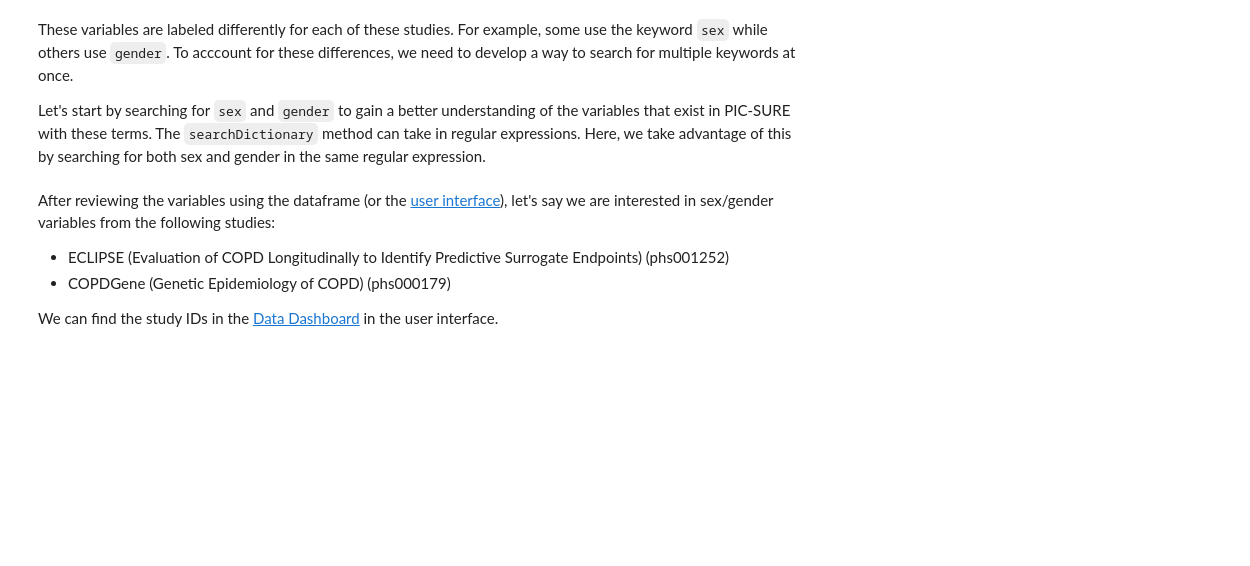
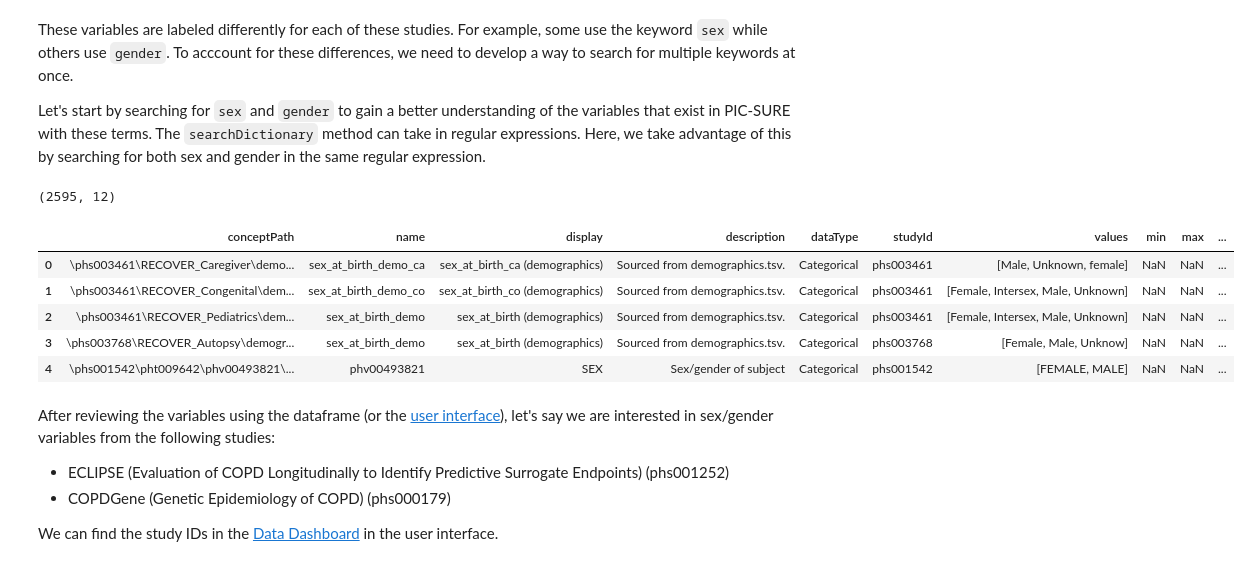
Before and after one commit to hms-dbmi/Access-to-Data-using-PIC-SURE-API, a Jupyter notebook: NHLBI_BioData_Catalyst/python/7_Harmonization_with_PICSURE.ipynb, the cells around one changed output. Drawn from its saved outputs; the diff is of its cells as text; code cells hidden in the pictures; blank space fills up the shorter version.

```diff
--- a/NHLBI_BioData_Catalyst/python/7_Harmonization_with_PICSURE.ipynb
+++ b/NHLBI_BioData_Catalyst/python/7_Harmonization_with_PICSURE.ipynb
@@ -60,9 +99,17 @@ These variables are labeled differently for each of these studies. For example,
 
 Let's start by searching for `sex` and `gender` to gain a better understanding of the variables that exist in PIC-SURE with these terms. The `searchDictionary` method can take in regular expressions. Here, we take advantage of this by searching for both sex and gender in the same regular expression.
 # %%
-sex_dataframe = session.searchDictionary('sex|gender')
+sex_dataframe = session.searchDictionary('sex')
 print(sex_dataframe.shape)
 sex_dataframe.head()
+# %% [output]
+(2595, 12)
+|  | conceptPath | name | display | description | dataType | studyId | values | min | max | ... |
+| 0 | \phs003461\RECOVER_Caregiver\demo... | sex_at_birth_demo_ca | sex_at_birth_ca (demographics) | Sourced from demographics.tsv. | Categorical | phs003461 | [Male, Unknown, female] | NaN | NaN | ... |
+| 1 | \phs003461\RECOVER_Congenital\dem... | sex_at_birth_demo_co | sex_at_birth_co (demographics) | Sourced from demographics.tsv. | Categorical | phs003461 | [Female, Intersex, Male, Unknown] | NaN | NaN | ... |
+| 2 | \phs003461\RECOVER_Pediatrics\dem... | sex_at_birth_demo | sex_at_birth (demographics) | Sourced from demographics.tsv. | Categorical | phs003461 | [Female, Intersex, Male, Unknown] | NaN | NaN | ... |
+| 3 | \phs003768\RECOVER_Autopsy\demogr... | sex_at_birth_demo | sex_at_birth (demographics) | Sourced from demographics.tsv. | Categorical | phs003768 | [Female, Male, Unknow] | NaN | NaN | ... |
+| 4 | \phs001542\pht009642\phv00493821\... | phv00493821 | SEX | Sex/gender of subject | Categorical | phs001542 | [FEMALE, MALE] | NaN | NaN | ... |
 # %% [markdown]
 After reviewing the variables using the dataframe (or the [user interface](https://picsure.biodatacatalyst.nhlbi.nih.gov/)), let's say we are interested in sex/gender variables from the following studies:
 - ECLIPSE (Evaluation of COPD Longitudinally to Identify Predictive Surrogate Endpoints) (phs001252)
```
Also changed, not shown: parts of 56 cells of this notebook, 1 other file.
